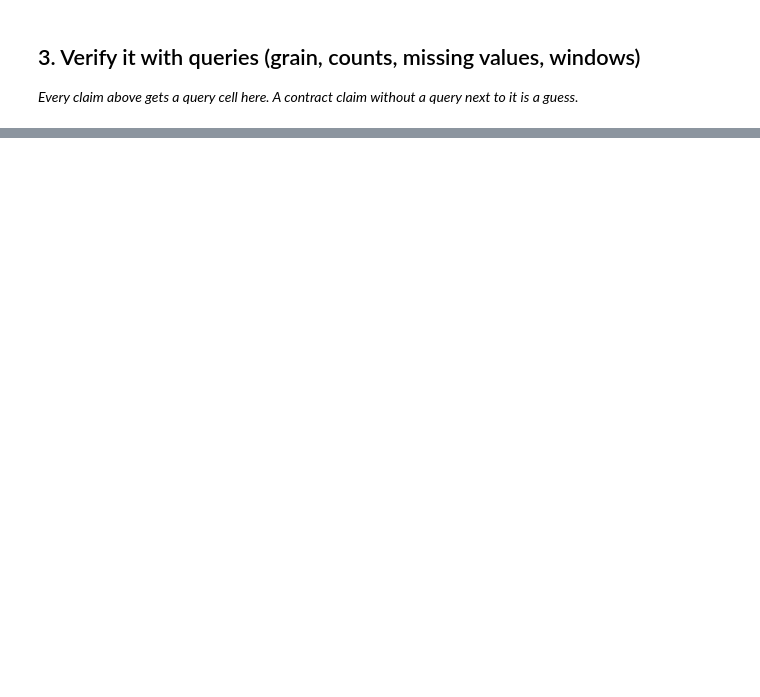
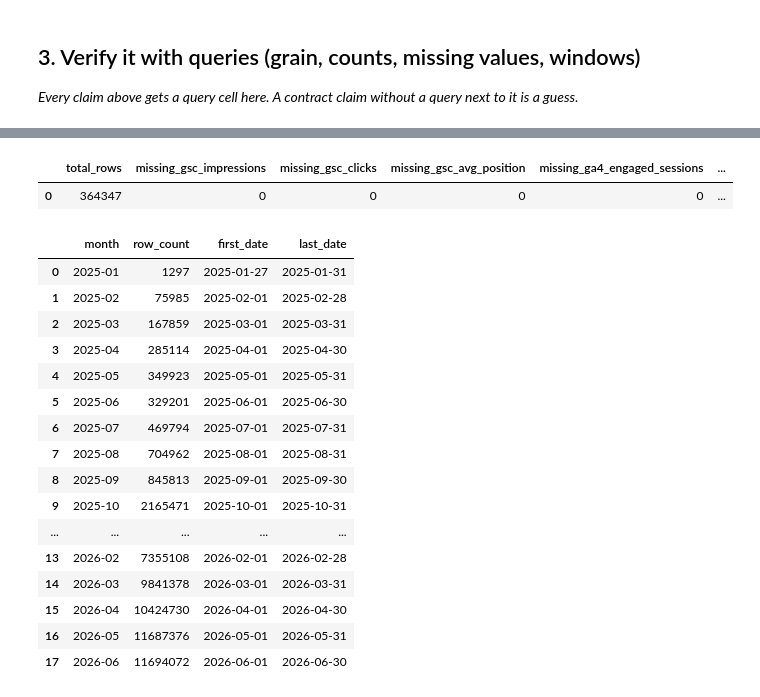
Before and after one commit to deetijasmitha/flyrank-ml-internship, a Jupyter notebook: work/notebooks/w03_data_contract.ipynb, the cells around one changed output, grey strips where cells are left out. Saved outputs shown, nothing was run; the diff lists cells and outputs as text; code cells hidden in the pictures; blank space fills up the shorter version.

```diff
--- a/work/notebooks/w03_data_contract.ipynb
+++ b/work/notebooks/w03_data_contract.ipynb
@@ -36,0 +368,77 @@ This skeleton is yours to fill. Work the sections **in order** — each one has
+# %%
+# Check missing values for the five selected features
+
+missing_features_query = """
+SELECT
+    COUNT(*) AS total_rows,
+
+    COUNT(*) FILTER (
+        WHERE gsc_impressions IS NULL
+    ) AS missing_gsc_impressions,
+
+    COUNT(*) FILTER (
+        WHERE gsc_clicks IS NULL
+    ) AS missing_gsc_clicks,
+
+    COUNT(*) FILTER (
+        WHERE gsc_avg_position IS NULL
+    ) AS missing_gsc_avg_position,
+
+    COUNT(*) FILTER (
+        WHERE ga4_engaged_sessions IS NULL
+    ) AS missing_ga4_engaged_sessions,
+
+    COUNT(*) FILTER (
+        WHERE ga4_total_engagement_sec IS NULL
+    ) AS missing_ga4_total_engagement_sec
+
+FROM read_parquet(
+    'hf://datasets/FlyRank/internship-warehouse/fact_content_daily_performance/month=2026-03/*.parquet'
+)
+WHERE gsc_data_available IS TRUE
+  AND ga4_data_available IS TRUE
+"""
+
+missing_features_df = con.sql(missing_features_query).df()
+
+display(missing_features_df)
+# %% [output]
+|  | total_rows | missing_gsc_impressions | missing_gsc_clicks | missing_gsc_avg_position | missing_ga4_engaged_sessions | ... |
+| 0 | 364347 | 0 | 0 | 0 | 0 | ... |
+# %%
+# Check available warehouse months
+
+months_query = """
+SELECT
+    month,
+    COUNT(*) AS row_count,
+    MIN(report_date) AS first_date,
+    MAX(report_date) AS last_date
+FROM read_parquet(
+    'hf://datasets/FlyRank/internship-warehouse/fact_content_daily_performance/month=*/data_*.parquet'
+)
+GROUP BY month
+ORDER BY month
+"""
+
+months_df = con.sql(months_query).df()
+
+display(months_df)
+# %% [output]
+|  | month | row_count | first_date | last_date |
+| 0 | 2025-01 | 1297 | 2025-01-27 | 2025-01-31 |
+| 1 | 2025-02 | 75985 | 2025-02-01 | 2025-02-28 |
+| 2 | 2025-03 | 167859 | 2025-03-01 | 2025-03-31 |
+| 3 | 2025-04 | 285114 | 2025-04-01 | 2025-04-30 |
+| 4 | 2025-05 | 349923 | 2025-05-01 | 2025-05-31 |
+| 5 | 2025-06 | 329201 | 2025-06-01 | 2025-06-30 |
+| 6 | 2025-07 | 469794 | 2025-07-01 | 2025-07-31 |
+| 7 | 2025-08 | 704962 | 2025-08-01 | 2025-08-31 |
+| 8 | 2025-09 | 845813 | 2025-09-01 | 2025-09-30 |
+| 9 | 2025-10 | 2165471 | 2025-10-01 | 2025-10-31 |
+| ... | ... | ... | ... | ... |
+| 13 | 2026-02 | 7355108 | 2026-02-01 | 2026-02-28 |
+| 14 | 2026-03 | 9841378 | 2026-03-01 | 2026-03-31 |
+| 15 | 2026-04 | 10424730 | 2026-04-01 | 2026-04-30 |
+| 16 | 2026-05 | 11687376 | 2026-05-01 | 2026-05-31 |
+| 17 | 2026-06 | 11694072 | 2026-06-01 | 2026-06-30 |
```
Also changed, not shown: parts of 32 cells of this notebook.
